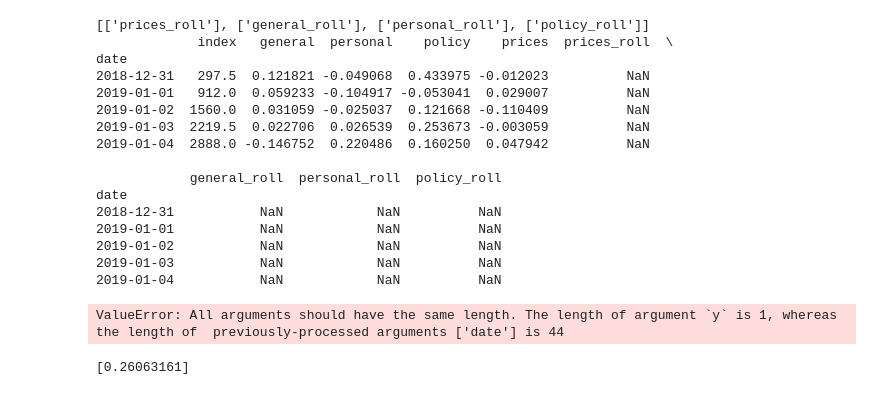
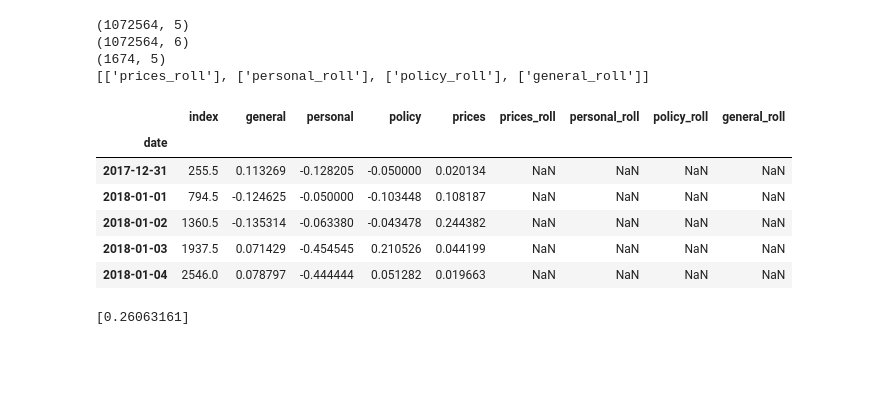
Before and after one commit to willcrossb/RT_sentiment, a Jupyter notebook: analysis.ipynb, the cells around one changed output. Saved outputs shown, nothing was run; the diff lists cells and outputs as text; code cells hidden in the pictures; blank space fills up the shorter version.

```diff
--- a/analysis.ipynb
+++ b/analysis.ipynb
@@ -116,71 +112,40 @@ df_p.to_csv("temp/temp4.csv")
 # %%
 df= pd.read_csv("temp/temp4.csv")
+#df= pd.read_csv("temp/counts.csv")
 
+print(df.shape)
 df = df.reset_index()
 df_c = df[df['date'].str.contains( "'" )==False ]
-
+print(df.shape)
 df_c['date'] = pd.to_datetime(df_c['date'], format='%Y-%m-%d %H:%M:%S')
 df_c = df_c.set_index('date')
 agg = df_c.resample('D').mean()
-
+print(agg.shape)
 cat_list_roll = []
 for cat in category_list:
     agg[cat +"_roll"] = agg[cat].rolling(30).mean()
     cat_list_roll.append([cat +"_roll"])
 
 print(cat_list_roll)
-print(agg.head())
 
-agg.to_csv("temp/wed_export.csv")
-import plotly.express as px
-fig = px.line(agg, x=agg.index, y=["general_roll","prices_roll","personal_roll","policy_roll"], title='PC Sentiment')
+agg.to_csv(f"results/current_trend_{continuous_or_discrete}.csv")
+fig = px.line(agg, x=agg.index, y=["general_roll","prices_roll","policy_roll"], title='Category Sentiment')
 fig.show()
 # %% [output]
-[['prices_roll'], ['general_roll'], ['personal_roll'], ['policy_roll']]
-             index   general  personal    policy    prices  prices_roll  \
-date
-2018-12-31   297.5  0.121821 -0.049068  0.433975 -0.012023          NaN
-2019-01-01   912.0  0.059233 -0.104917 -0.053041  0.029007          NaN
-2019-01-02  1560.0  0.031059 -0.025037  0.121668 -0.110409          NaN
-2019-01-03  2219.5  0.022706  0.026539  0.253673 -0.003059          NaN
-2019-01-04  2888.0 -0.146752  0.220486  0.160250  0.047942          NaN
-
-            general_roll  personal_roll  policy_roll
-date
-2018-12-31           NaN            NaN          NaN
-2019-01-01           NaN            NaN          NaN
-2019-01-02           NaN            NaN          NaN
-2019-01-03           NaN            NaN          NaN
-2019-01-04           NaN            NaN          NaN
+(1072564, 5)
+(1072564, 6)
+(1674, 5)
+[['prices_roll'], ['personal_roll'], ['policy_roll'], ['general_roll']]
-# %%
-df_p = pd.read_csv("temp/temp4.csv")
-
-df = df_p.reset_index()
-df_c = df[df['date'].str.contains( "'" )==False ]
-
-df_c['date'] = pd.to_datetime(df_c['date'], format='%Y-%m-%d %H:%M:%S')
-df_c = df_c.set_index('date')
-agg = df_c.resample('M').mean()
-
-fig = px.line(agg, x=agg.index, y=["Better financially"], title='PC Sentiment')
-fig.show()
-
-"""
-agg.to_csv("temp.csv")
-
-agg = agg.reset_index()
-
-start_date = '2017-01-01'
-end_date = '2022-10-9'
-mask = (agg['date'] > start_date) & (agg['date'] <= end_date)
-agg = agg.loc[mask]
-
-save_date = agg[['date']].copy()
-
-agg = agg.drop(columns = ['date','nan'])
-"""
-# %% [output]
-ValueError: All arguments should have the same length. The length of argument `y` is 1, whereas the length of  previously-processed arguments ['date'] is 44
+# %%
+agg.head()
+# %% [output]
+|  | index | general | personal | policy | prices | prices_roll | personal_roll | policy_roll | general_roll |
+| date |  |  |  |  |  |  |  |  |  |
+| 2017-12-31 | 255.5 | 0.113269 | -0.128205 | -0.050000 | 0.020134 | NaN | NaN | NaN | NaN |
+| 2018-01-01 | 794.5 | -0.124625 | -0.050000 | -0.103448 | 0.108187 | NaN | NaN | NaN | NaN |
+| 2018-01-02 | 1360.5 | -0.135314 | -0.063380 | -0.043478 | 0.244382 | NaN | NaN | NaN | NaN |
+| 2018-01-03 | 1937.5 | 0.071429 | -0.454545 | 0.210526 | 0.044199 | NaN | NaN | NaN | NaN |
+| 2018-01-04 | 2546.0 | 0.078797 | -0.444444 | 0.051282 | 0.019663 | NaN | NaN | NaN | NaN |
 # %%
 from sklearn.preprocessing import StandardScaler
 from sklearn.decomposition import PCA
```
Also changed, not shown: parts of 13 cells of this notebook.
